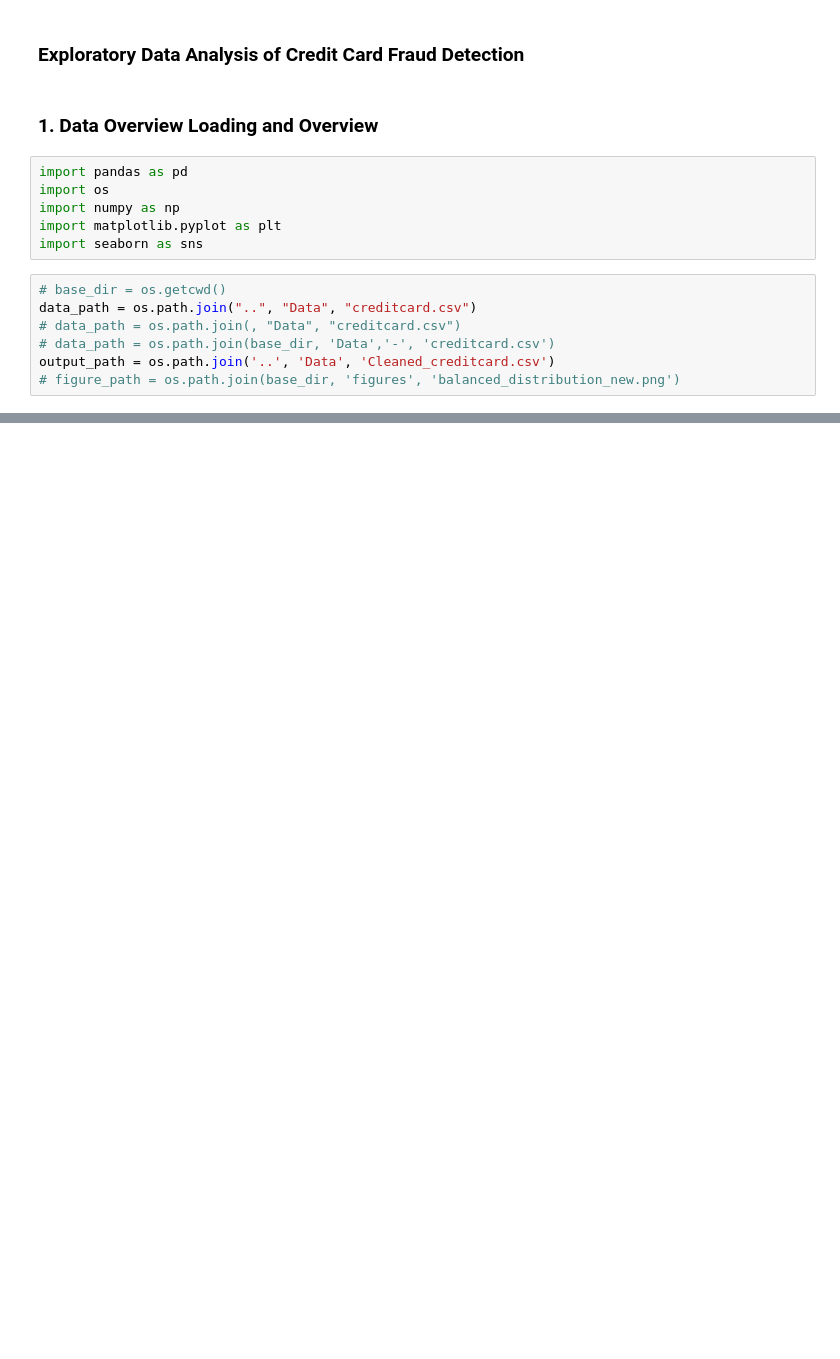
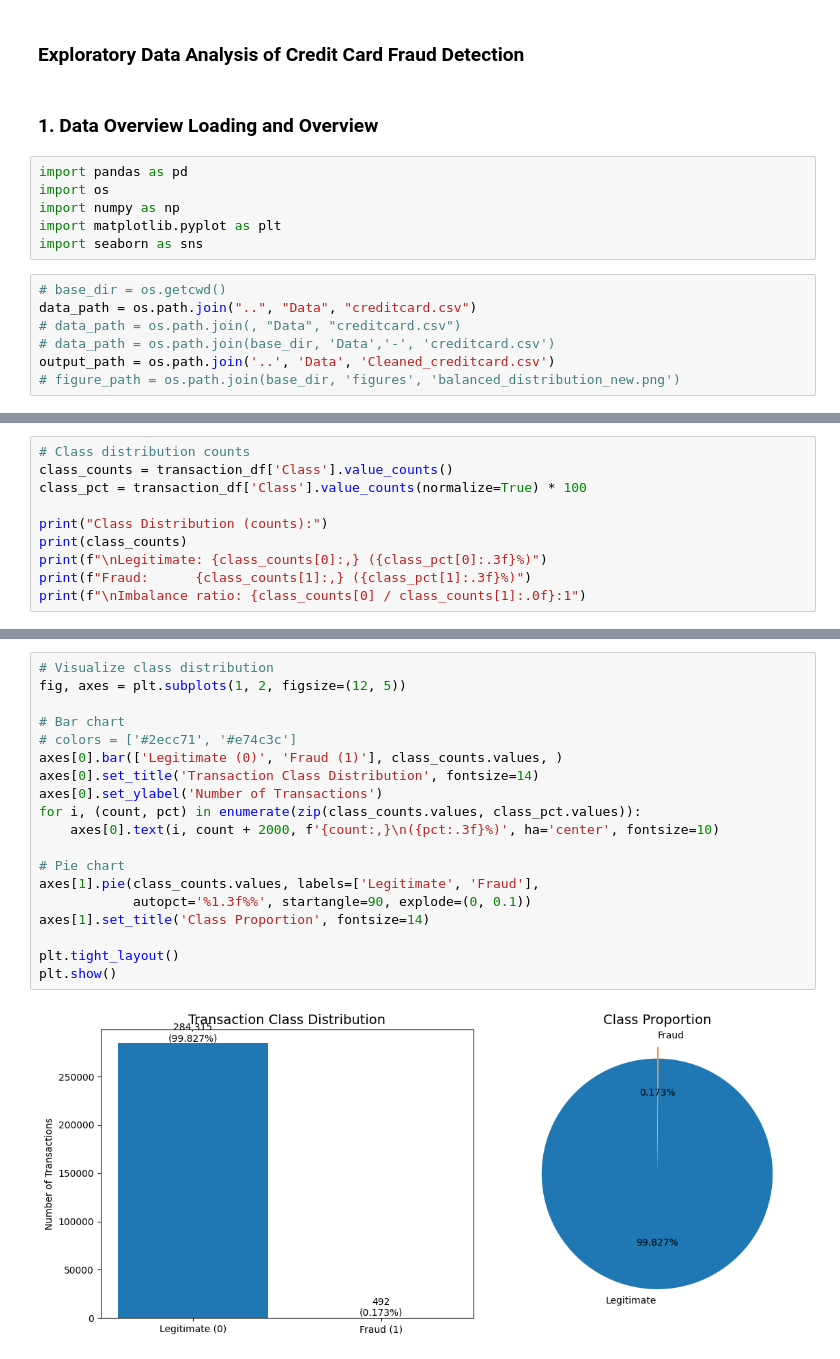
Before and after one commit to toffickm252/Credit_Default_Risk_Prediction, a Jupyter notebook: notebooks/eda.ipynb, the cells around one changed output, grey strips where cells are left out. Saved outputs shown, nothing was run; the diff lists cells and outputs as text; blank space fills up the shorter version.

```diff
--- a/notebooks/eda.ipynb
+++ b/notebooks/eda.ipynb
@@ -47,0 +152,10 @@ c:\Users\Surface\OneDrive\Documentos\GitHub\Credit_Default_Risk_Prediction\noteb
+# %%
+# Class distribution counts
+class_counts = transaction_df['Class'].value_counts()
+class_pct = transaction_df['Class'].value_counts(normalize=True) * 100
+
+print("Class Distribution (counts):")
+print(class_counts)
+print(f"\nLegitimate: {class_counts[0]:,} ({class_pct[0]:.3f}%)")
+print(f"Fraud:      {class_counts[1]:,} ({class_pct[1]:.3f}%)")
+print(f"\nImbalance ratio: {class_counts[0] / class_counts[1]:.0f}:1")
@@ -47,0 +173,21 @@ c:\Users\Surface\OneDrive\Documentos\GitHub\Credit_Default_Risk_Prediction\noteb
+# %%
+# Visualize class distribution
+fig, axes = plt.subplots(1, 2, figsize=(12, 5))
+
+# Bar chart
+# colors = ['#2ecc71', '#e74c3c']
+axes[0].bar(['Legitimate (0)', 'Fraud (1)'], class_counts.values, )
+axes[0].set_title('Transaction Class Distribution', fontsize=14)
+axes[0].set_ylabel('Number of Transactions')
+for i, (count, pct) in enumerate(zip(class_counts.values, class_pct.values)):
+    axes[0].text(i, count + 2000, f'{count:,}\n({pct:.3f}%)', ha='center', fontsize=10)
+
+# Pie chart
+axes[1].pie(class_counts.values, labels=['Legitimate', 'Fraud'],
+            autopct='%1.3f%%', startangle=90, explode=(0, 0.1))
+axes[1].set_title('Class Proportion', fontsize=14)
+
+plt.tight_layout()
+plt.show()
+# %% [output]
+[figure, added]
```
Also changed, not shown: parts of 30 cells of this notebook, 2 other files.
